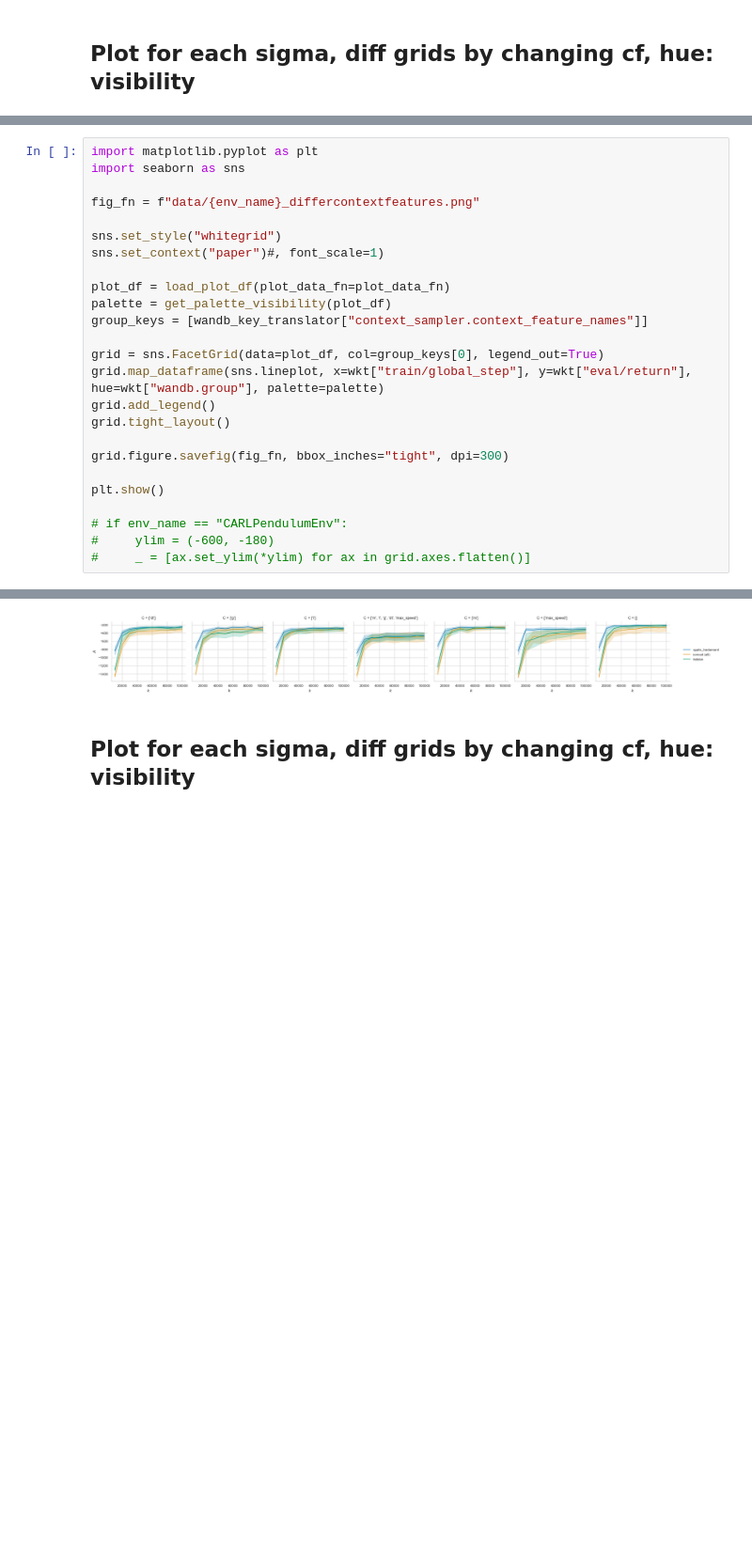
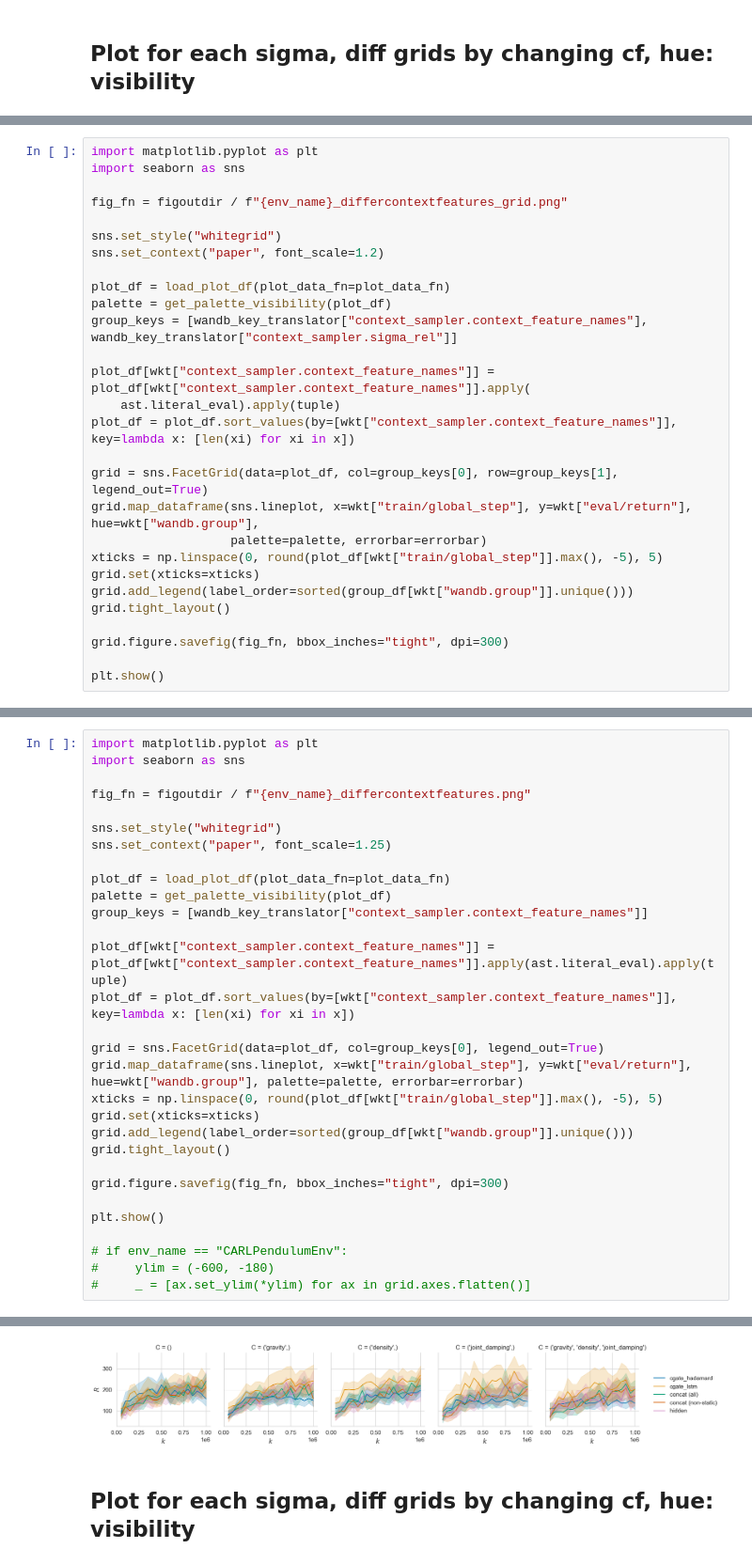
Before and after one commit to automl/CARL, a Jupyter notebook: experiments/evaluation/eval_benchmarking.ipynb, the cells around one changed output, grey strips where cells are left out. Shown at 94% size. Cells and saved outputs as stored; diff of their text form; blank space fills up the shorter version.

```diff
--- a/experiments/evaluation/eval_benchmarking.ipynb
+++ b/experiments/evaluation/eval_benchmarking.ipynb
@@ -196,0 +240,28 @@ Index(['_step', 'eval/return', 'train/global_step', 'wandb.group', 'seed',
+# %%
+import matplotlib.pyplot as plt
+import seaborn as sns
+
+fig_fn = figoutdir / f"{env_name}_differcontextfeatures_grid.png"
+
+sns.set_style("whitegrid")
+sns.set_context("paper", font_scale=1.2)
+
+plot_df = load_plot_df(plot_data_fn=plot_data_fn)
+palette = get_palette_visibility(plot_df)
+group_keys = [wandb_key_translator["context_sampler.context_feature_names"], wandb_key_translator["context_sampler.sigma_rel"]]
+
+plot_df[wkt["context_sampler.context_feature_names"]] = plot_df[wkt["context_sampler.context_feature_names"]].apply(
+    ast.literal_eval).apply(tuple)
+plot_df = plot_df.sort_values(by=[wkt["context_sampler.context_feature_names"]], key=lambda x: [len(xi) for xi in x])
+
+grid = sns.FacetGrid(data=plot_df, col=group_keys[0], row=group_keys[1], legend_out=True)
+grid.map_dataframe(sns.lineplot, x=wkt["train/global_step"], y=wkt["eval/return"], hue=wkt["wandb.group"],
+                   palette=palette, errorbar=errorbar)
+xticks = np.linspace(0, round(plot_df[wkt["train/global_step"]].max(), -5), 5)
+grid.set(xticks=xticks)
+grid.add_legend(label_order=sorted(group_df[wkt["wandb.group"]].unique()))
+grid.tight_layout()
+
+grid.figure.savefig(fig_fn, bbox_inches="tight", dpi=300)
+
+plt.show()
@@ -197,33 +273,38 @@ Index(['_step', 'eval/return', 'train/global_step', 'wandb.group', 'seed',
 # %%
 import matplotlib.pyplot as plt
 import seaborn as sns
 
-fig_fn = f"data/{env_name}_differcontextfeatures.png"
+fig_fn = figoutdir / f"{env_name}_differcontextfeatures.png"
 
 sns.set_style("whitegrid")
-sns.set_context("paper")#, font_scale=1)
+sns.set_context("paper", font_scale=1.25)
 
 plot_df = load_plot_df(plot_data_fn=plot_data_fn)
 palette = get_palette_visibility(plot_df)
 group_keys = [wandb_key_translator["context_sampler.context_feature_names"]]
 
+plot_df[wkt["context_sampler.context_feature_names"]] = plot_df[wkt["context_sampler.context_feature_names"]].apply(ast.literal_eval).apply(tuple)
+plot_df = plot_df.sort_values(by=[wkt["context_sampler.context_feature_names"]], key=lambda x: [len(xi) for xi in x])
+
 grid = sns.FacetGrid(data=plot_df, col=group_keys[0], legend_out=True)
-grid.map_dataframe(sns.lineplot, x=wkt["train/global_step"], y=wkt["eval/return"], hue=wkt["wandb.group"], palette=palette)
-grid.add_legend()
+grid.map_dataframe(sns.lineplot, x=wkt["train/global_step"], y=wkt["eval/return"], hue=wkt["wandb.group"], palette=palette, errorbar=errorbar)
+xticks = np.linspace(0, round(plot_df[wkt["train/global_step"]].max(), -5), 5)
+grid.set(xticks=xticks)
+grid.add_legend(label_order=sorted(group_df[wkt["wandb.group"]].unique()))
 grid.tight_layout()
 
 grid.figure.savefig(fig_fn, bbox_inches="tight", dpi=300)
 
 plt.show()
 
 # if env_name == "CARLPendulumEnv":
 #     ylim = (-600, -180)
 #     _ = [ax.set_ylim(*ylim) for ax in grid.axes.flatten()]
 # %% [output]
 Index(['_step', 'eval/return', 'train/global_step', 'wandb.group', 'seed',
        'context_sampler.sigma_rel', 'context_sampler.context_feature_names'],
       dtype='object')
-[figure, old version]
+[figure, new version]
 # %% [markdown]
 ## Plot for each sigma, diff grids by changing cf, hue: visibility
 # %%
```
Also changed, not shown: parts of 9 cells of this notebook, 2 other files.
